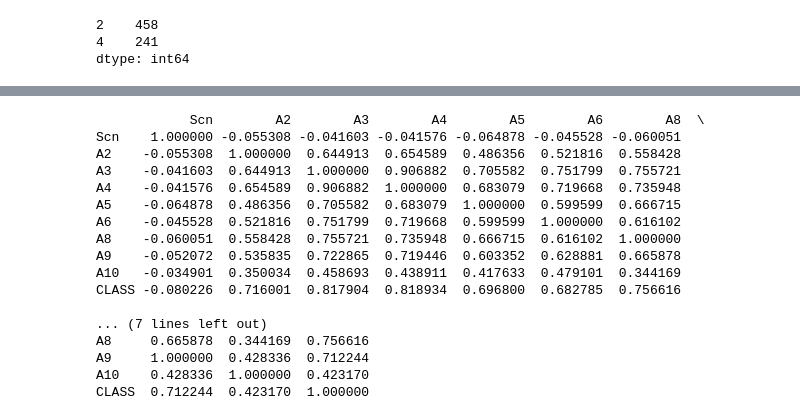
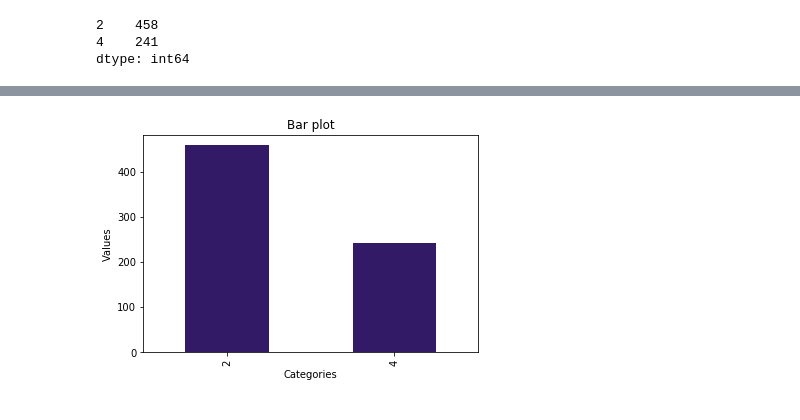
Before and after one commit to elenadesigner/FA18-BL-INFO-I590-14197, a Jupyter notebook: code/Group_15-5.ipynb, the cells around one changed output, grey strips where cells are left out. Saved outputs shown, nothing was run; the diff lists cells and outputs as text; code cells hidden in the pictures.

```diff
--- a/code/Group_15-5.ipynb
+++ b/code/Group_15-5.ipynb
@@ -224,20 +116,11 @@ sns.heatmap(corr,xticklabels=corr.columns.values,yticklabels=corr.columns.values
-# %%
-print(corr)
-# %% [output]
-            Scn        A2        A3        A4        A5        A6        A8  \
-Scn    1.000000 -0.055308 -0.041603 -0.041576 -0.064878 -0.045528 -0.060051
-A2    -0.055308  1.000000  0.644913  0.654589  0.486356  0.521816  0.558428
-A3    -0.041603  0.644913  1.000000  0.906882  0.705582  0.751799  0.755721
-A4    -0.041576  0.654589  0.906882  1.000000  0.683079  0.719668  0.735948
-A5    -0.064878  0.486356  0.705582  0.683079  1.000000  0.599599  0.666715
-A6    -0.045528  0.521816  0.751799  0.719668  0.599599  1.000000  0.616102
-A8    -0.060051  0.558428  0.755721  0.735948  0.666715  0.616102  1.000000
-A9    -0.052072  0.535835  0.722865  0.719446  0.603352  0.628881  0.665878
-A10   -0.034901  0.350034  0.458693  0.438911  0.417633  0.479101  0.344169
-CLASS -0.080226  0.716001  0.817904  0.818934  0.696800  0.682785  0.756616
-
-... (7 lines left out)
-A8     0.665878  0.344169  0.756616
-A9     1.000000  0.428336  0.712244
-A10    0.428336  1.000000  0.423170
-CLASS  0.712244  0.423170  1.000000
+# %%
+#Draw a bar plot for CLASS
+df2[[benign,malignant]]
+plt.title('Bar plot')
+plt.xlabel('Categories')
+plt.ylabel('Values')
+
+df2.plot.bar(color = (0.2,0.1,0.4))
+plt.show()
+# %% [output]
+[figure, added]
```
Also changed, not shown: parts of 26 cells of this notebook.
